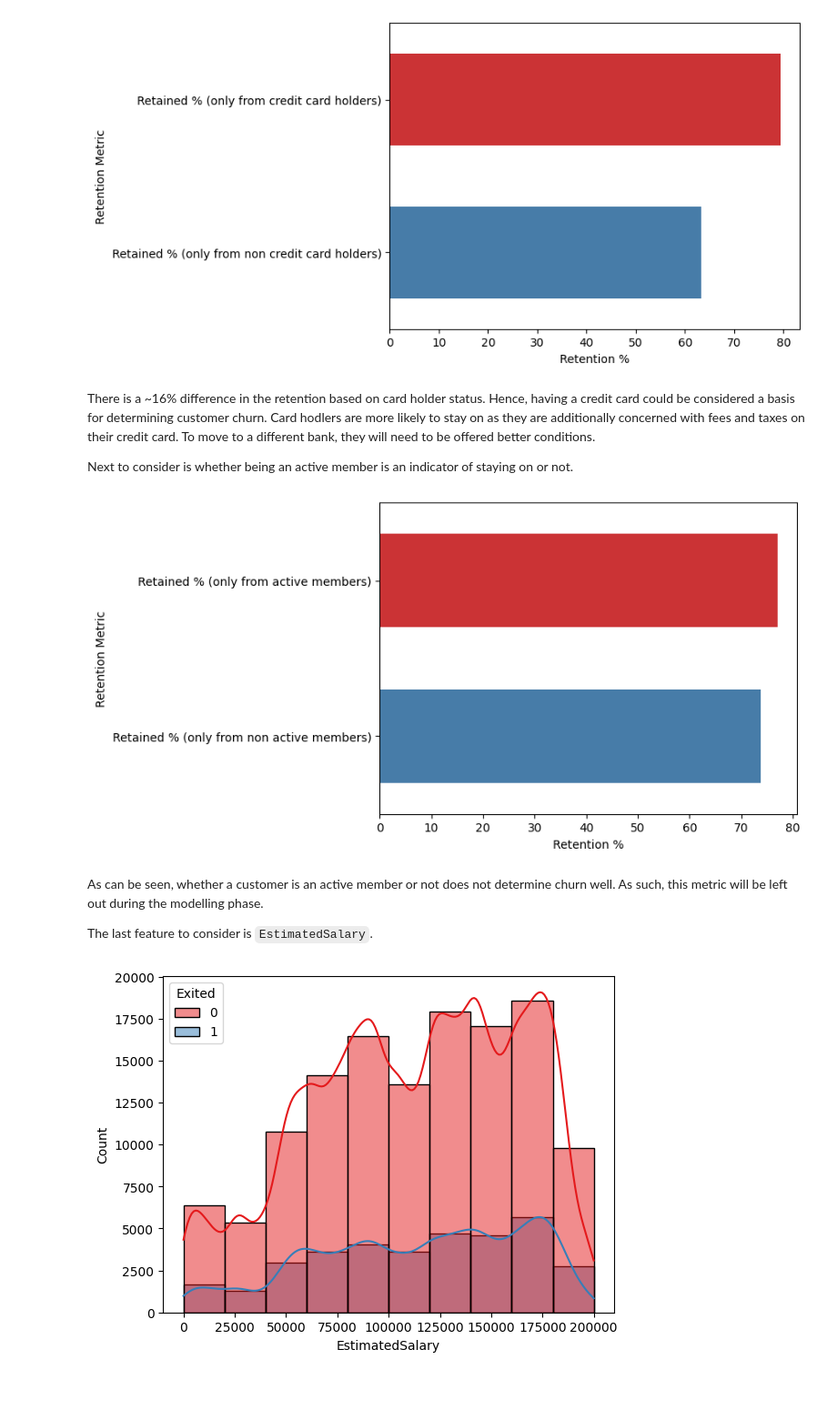
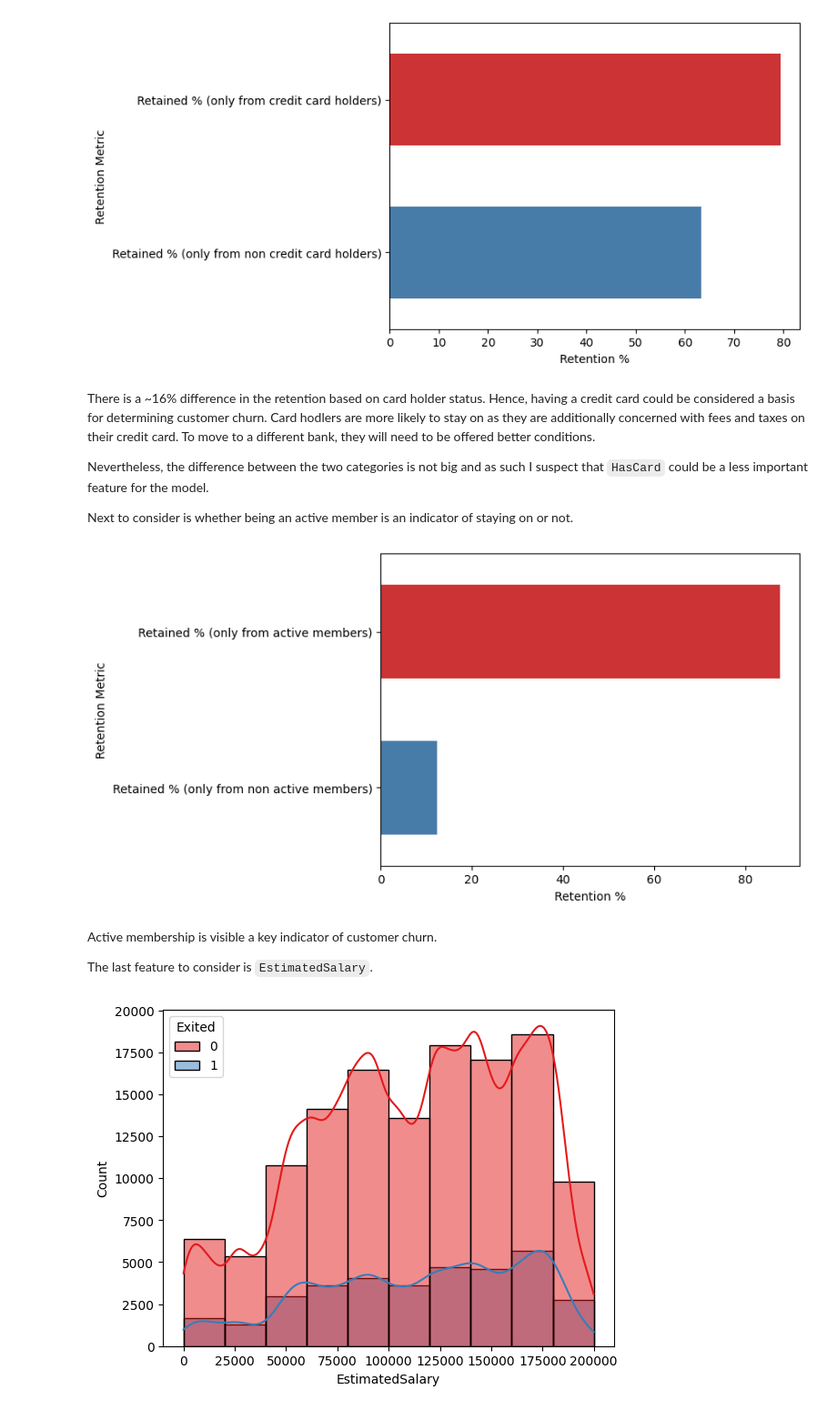
Before and after one commit to miroslavlabs/ml-projects, a Jupyter notebook: Kaggle/Binary Classification with a Bank Churn Dataset/bank-churn.ipynb, the cells around one changed output. Shown at 91% size. Drawn from its saved outputs; the diff is of its cells as text; code cells hidden in the pictures; blank space fills up the shorter version.

```diff
--- a/Kaggle/Binary Classification with a Bank Churn Dataset/bank-churn.ipynb
+++ b/Kaggle/Binary Classification with a Bank Churn Dataset/bank-churn.ipynb
@@ -238,32 +233,34 @@ plt.show()
 # %% [markdown]
 There is a ~16% difference in the retention based on card holder status. Hence, having a credit card could be considered a basis for determining customer churn. Card hodlers are more likely to stay on as they are additionally concerned with fees and taxes on their credit card. To move to a different bank, they will need to be offered better conditions.
 
+Nevertheless, the difference between the two categories is not big and as such I suspect that `HasCard` could be a less important feature for the model.
+
 Next to consider is whether being an active member is an indicator of staying on or not.
 # %%
 active_members_count = raw_data['IsActiveMember'].value_counts()
-active_members_exited = raw_data[['HasCrCard', 'IsActiveMember']].value_counts()
+active_members_exited = raw_data[['IsActiveMember', 'Exited']].value_counts()
 
 data_map = {
     'metric': [],
     'value': []
 }
 data_map['metric'].append('Retained % (only from active members)')
 data_map['value'].append((active_members_exited.loc[(1.0, 0.0)]/active_members_count.loc[(1.0)])*100)
 
 data_map['metric'].append('Retained % (only from non active members)')
 data_map['value'].append((active_members_exited.loc[(1.0, 1.0)]/active_members_count.loc[(0.0)])*100)
 
 active_members_df = pd.DataFrame(data_map)
 
 ax = sns.barplot(active_members_df, y='metric', x='value', hue='metric', width=0.6)
 ax.set(xlabel='Retention %', ylabel='Retention Metric')
 plt.show()
 # %% [output]
-[figure, old version]
+[figure, new version]
-# %% [markdown]
-As can be seen, whether a customer is an active member or not does not determine churn well. As such, this metric will be left out during the modelling phase.
-
-The last feature to consider is `EstimatedSalary`.
+# %% [markdown]
+Active membership is visible a key indicator of customer churn.
+
+The last feature to consider is `EstimatedSalary`.
 # %%
 sns.histplot(data=raw_data, x="EstimatedSalary", hue='Exited', kde=True, bins=10)
 plt.show()
```
Also changed, not shown: parts of 20 cells of this notebook.
